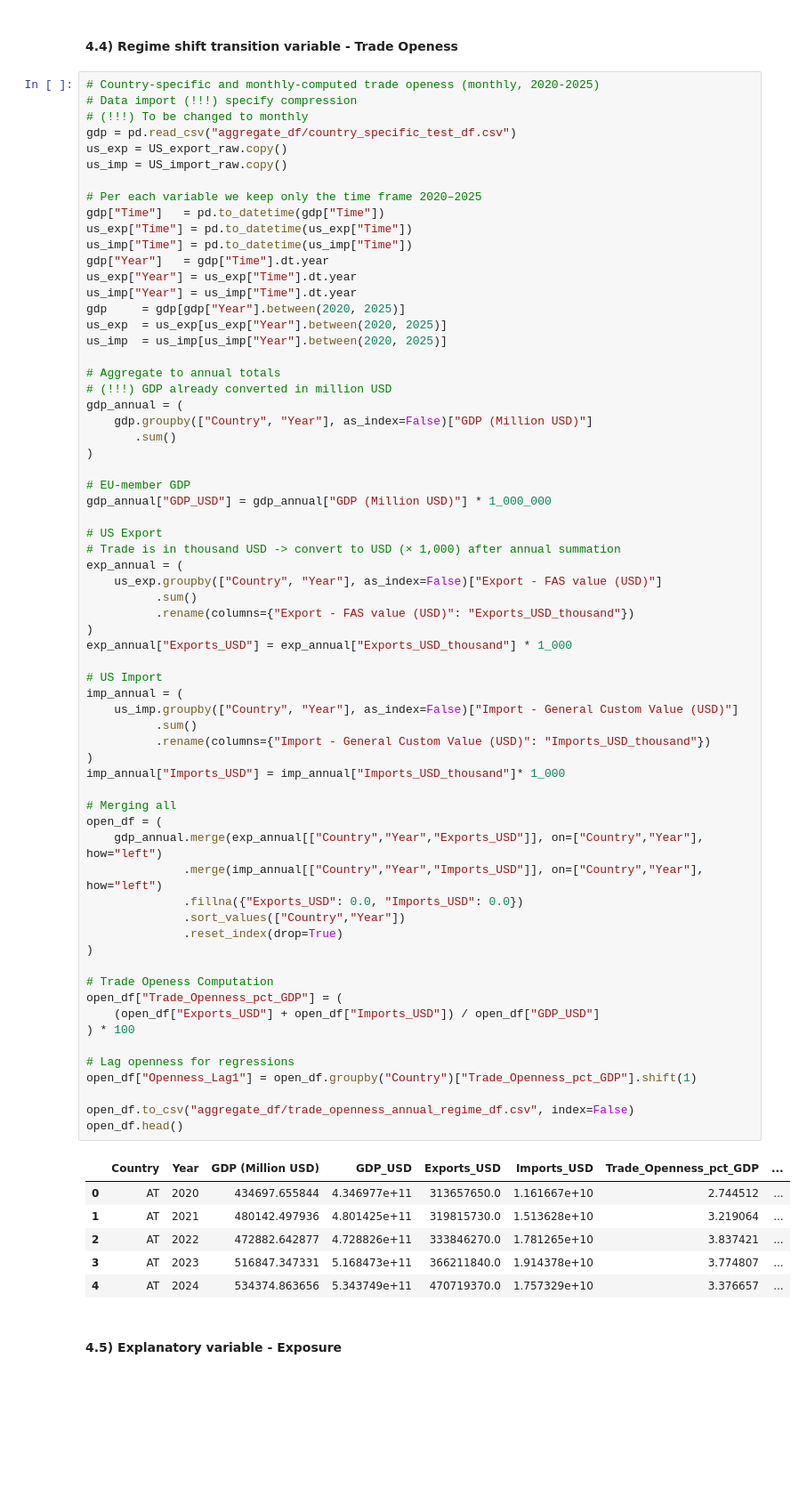
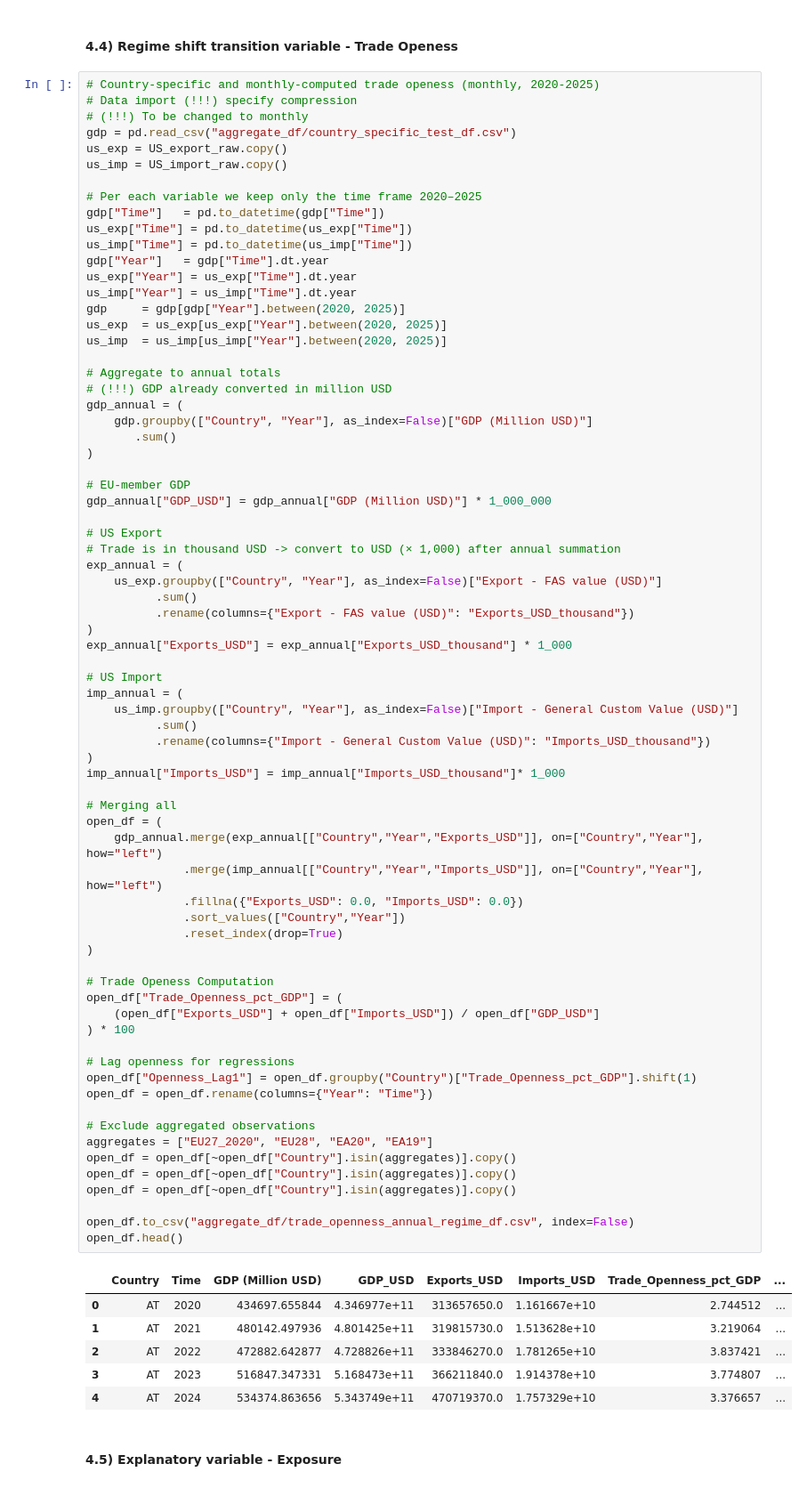
Before and after one commit to EliaLand/PSTR_Financial_Econometrics, a Jupyter notebook: data_fetcher/main.ipynb, the cells around one changed output. Shown at 89% size. Saved outputs shown, nothing was run; the diff lists cells and outputs as text; blank space fills up the shorter version.

Commit message:
trade openness reduced

```diff
--- a/data_fetcher/main.ipynb
+++ b/data_fetcher/main.ipynb
@@ -848,34 +848,41 @@ exp_annual = (
 exp_annual["Exports_USD"] = exp_annual["Exports_USD_thousand"] * 1_000
 
 # US Import
 imp_annual = (
     us_imp.groupby(["Country", "Year"], as_index=False)["Import - General Custom Value (USD)"]
           .sum()
           .rename(columns={"Import - General Custom Value (USD)": "Imports_USD_thousand"})
 )
 imp_annual["Imports_USD"] = imp_annual["Imports_USD_thousand"]* 1_000
 
 # Merging all
 open_df = (
     gdp_annual.merge(exp_annual[["Country","Year","Exports_USD"]], on=["Country","Year"], how="left")
               .merge(imp_annual[["Country","Year","Imports_USD"]], on=["Country","Year"], how="left")
               .fillna({"Exports_USD": 0.0, "Imports_USD": 0.0})
               .sort_values(["Country","Year"])
               .reset_index(drop=True)
 )
 
 # Trade Openess Computation
 open_df["Trade_Openness_pct_GDP"] = (
     (open_df["Exports_USD"] + open_df["Imports_USD"]) / open_df["GDP_USD"]
 ) * 100
 
 # Lag openness for regressions
 open_df["Openness_Lag1"] = open_df.groupby("Country")["Trade_Openness_pct_GDP"].shift(1)
+open_df = open_df.rename(columns={"Year": "Time"})
+
+# Exclude aggregated observations
+aggregates = ["EU27_2020", "EU28", "EA20", "EA19"]
+open_df = open_df[~open_df["Country"].isin(aggregates)].copy()
+open_df = open_df[~open_df["Country"].isin(aggregates)].copy()
+open_df = open_df[~open_df["Country"].isin(aggregates)].copy()
 
 open_df.to_csv("aggregate_df/trade_openness_annual_regime_df.csv", index=False)
 open_df.head()
 # %% [output]
-|  | Country | Year | GDP (Million USD) | GDP_USD | Exports_USD | Imports_USD | Trade_Openness_pct_GDP | ... |
+|  | Country | Time | GDP (Million USD) | GDP_USD | Exports_USD | Imports_USD | Trade_Openness_pct_GDP | ... |
 | 0 | AT | 2020 | 434697.655844 | 4.346977e+11 | 313657650.0 | 1.161667e+10 | 2.744512 | ... |
 | 1 | AT | 2021 | 480142.497936 | 4.801425e+11 | 319815730.0 | 1.513628e+10 | 3.219064 | ... |
 | 2 | AT | 2022 | 472882.642877 | 4.728826e+11 | 333846270.0 | 1.781265e+10 | 3.837421 | ... |
```
Also changed, not shown: 1 other file.
